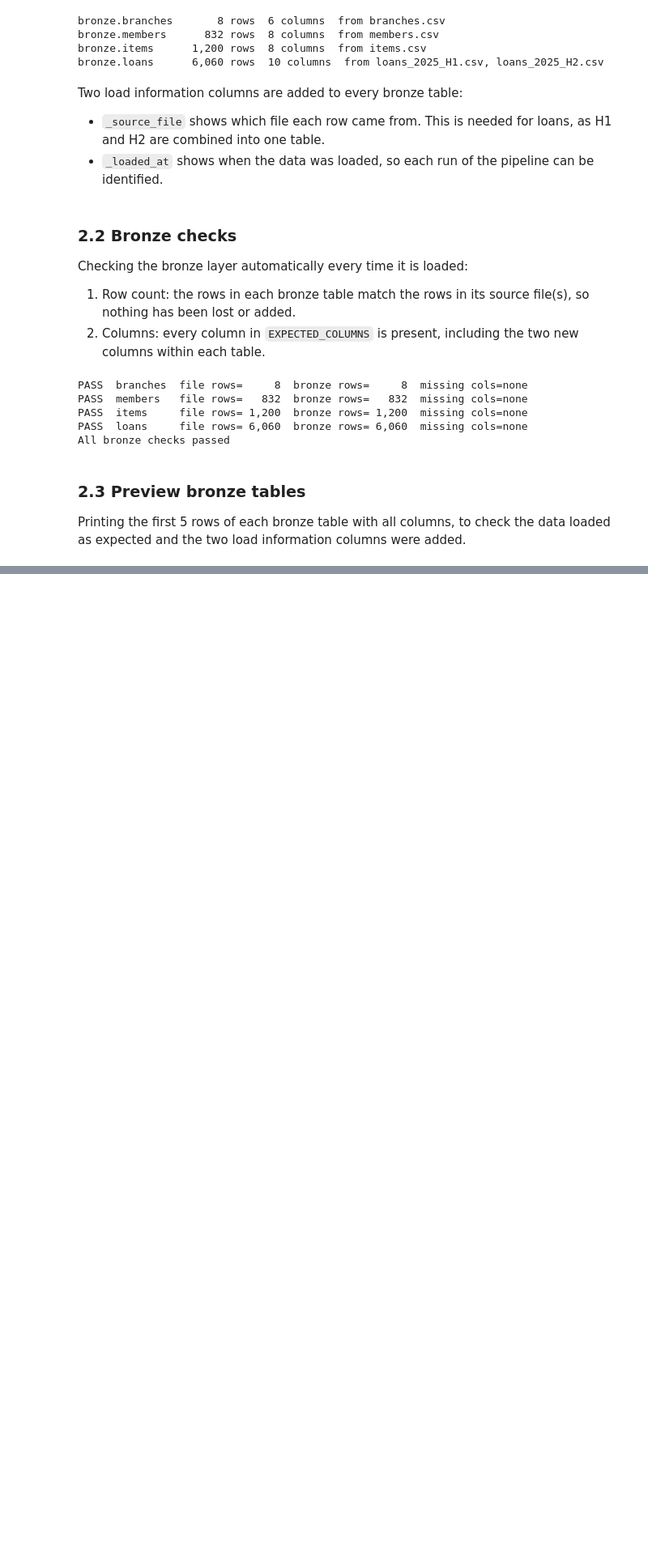
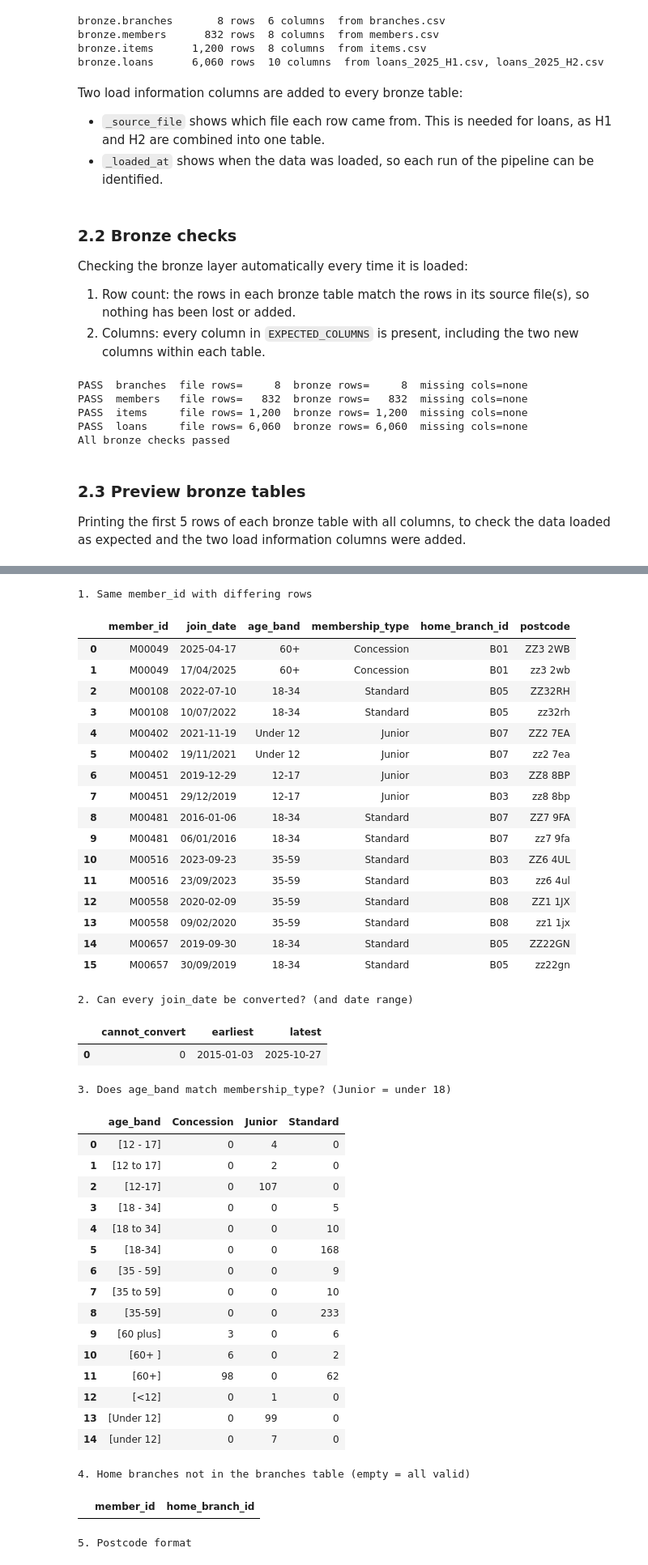
Before and after one commit to HuriyaAhmerr/5782076-AnalyticsEngineering, a Jupyter notebook: 5782076_library_pipeline.ipynb, the cells around one changed output, grey strips where cells are left out. Shown at 81% size. Cells and saved outputs as stored; diff of their text form; code cells hidden in the pictures; blank space fills up the shorter version.

Commit message:
Data investigation of the members bronze table

```diff
--- a/5782076_library_pipeline.ipynb
+++ b/5782076_library_pipeline.ipynb
@@ -806,0 +979,80 @@ display(con.sql("SELECT * FROM bronze.loans WHERE _source_file LIKE '%H2%' LIMIT
+# %%
+# ---- Extra members checks (based on what the reusable functions found) ----
+
+print("1. Same member_id with differing rows")
+display(con.sql("""
+    SELECT member_id, join_date, age_band, membership_type, home_branch_id, postcode
+    FROM bronze.members
+    WHERE member_id IN (SELECT member_id FROM bronze.members GROUP BY member_id
+                        HAVING COUNT(*) > 1
+                           AND COUNT(DISTINCT (join_date, age_band, membership_type,
+                                               home_branch_id, postcode)) > 1)
+    ORDER BY member_id""").df())
+
+print("2. Can every join_date be converted? (and date range)")
+display(con.sql("""
+    WITH d AS (SELECT COALESCE(TRY_STRPTIME(TRIM(join_date), '%Y-%m-%d'),
+                               TRY_STRPTIME(TRIM(join_date), '%d/%m/%Y'),
+                               TRY_STRPTIME(TRIM(join_date), '%d %b %Y'))::DATE AS jd
+               FROM bronze.members)
+    SELECT COUNT(*) FILTER (WHERE jd IS NULL) AS cannot_convert,
+           MIN(jd) AS earliest, MAX(jd) AS latest
+    FROM d""").df())
+
+print("3. Does age_band match membership_type? (Junior = under 18)")
+display(con.sql("""PIVOT (SELECT '[' || age_band || ']' AS age_band, membership_type FROM bronze.members)
+                   ON membership_type USING COUNT(*) ORDER BY age_band""").df())
+
+print("4. Home branches not in the branches table (empty = all valid)")
+display(con.sql("""SELECT member_id, home_branch_id FROM bronze.members
+                   WHERE home_branch_id NOT IN (SELECT branch_id FROM bronze.branches)""").df())
+
+print("5. Postcode format")
+display(con.sql("""
+    SELECT COUNT(*) FILTER (WHERE postcode IS NULL OR TRIM(postcode) = '')                       AS blank,
+           COUNT(*) FILTER (WHERE postcode <> UPPER(postcode))                                    AS lowercase,
+           COUNT(*) FILTER (WHERE regexp_matches(postcode, '^[A-Za-z]{2}[0-9]{2}[A-Za-z]{2}$'))   AS missing_space,
+           COUNT(*) FILTER (WHERE regexp_matches(postcode, '^[A-Z]{2}[0-9] [0-9][A-Z]{2}$'))      AS correct_format
+    FROM bronze.members""").df())
+# %% [output]
+1. Same member_id with differing rows
+|  | member_id | join_date | age_band | membership_type | home_branch_id | postcode |
+| 0 | M00049 | 2025-04-17 | 60+ | Concession | B01 | ZZ3 2WB |
+| 1 | M00049 | 17/04/2025 | 60+ | Concession | B01 | zz3 2wb |
+| 2 | M00108 | 2022-07-10 | 18-34 | Standard | B05 | ZZ32RH |
+| 3 | M00108 | 10/07/2022 | 18-34 | Standard | B05 | zz32rh |
+| 4 | M00402 | 2021-11-19 | Under 12 | Junior | B07 | ZZ2 7EA |
+| 5 | M00402 | 19/11/2021 | Under 12 | Junior | B07 | zz2 7ea |
+| 6 | M00451 | 2019-12-29 | 12-17 | Junior | B03 | ZZ8 8BP |
+| 7 | M00451 | 29/12/2019 | 12-17 | Junior | B03 | zz8 8bp |
+| 8 | M00481 | 2016-01-06 | 18-34 | Standard | B07 | ZZ7 9FA |
+| 9 | M00481 | 06/01/2016 | 18-34 | Standard | B07 | zz7 9fa |
+| 10 | M00516 | 2023-09-23 | 35-59 | Standard | B03 | ZZ6 4UL |
+| 11 | M00516 | 23/09/2023 | 35-59 | Standard | B03 | zz6 4ul |
+| 12 | M00558 | 2020-02-09 | 35-59 | Standard | B08 | ZZ1 1JX |
+| 13 | M00558 | 09/02/2020 | 35-59 | Standard | B08 | zz1 1jx |
+| 14 | M00657 | 2019-09-30 | 18-34 | Standard | B05 | ZZ22GN |
+| 15 | M00657 | 30/09/2019 | 18-34 | Standard | B05 | zz22gn |
+2. Can every join_date be converted? (and date range)
+|  | cannot_convert | earliest | latest |
+| 0 | 0 | 2015-01-03 | 2025-10-27 |
+3. Does age_band match membership_type? (Junior = under 18)
+|  | age_band | Concession | Junior | Standard |
+| 0 | [12 - 17] | 0 | 4 | 0 |
+| 1 | [12 to 17] | 0 | 2 | 0 |
+| 2 | [12-17] | 0 | 107 | 0 |
+| 3 | [18 - 34] | 0 | 0 | 5 |
+| 4 | [18 to 34] | 0 | 0 | 10 |
+| 5 | [18-34] | 0 | 0 | 168 |
+| 6 | [35 - 59] | 0 | 0 | 9 |
+| 7 | [35 to 59] | 0 | 0 | 10 |
+| 8 | [35-59] | 0 | 0 | 233 |
+| 9 | [60 plus] | 3 | 0 | 6 |
+| 10 | [60+ ] | 6 | 0 | 2 |
+| 11 | [60+] | 98 | 0 | 62 |
+| 12 | [<12] | 0 | 1 | 0 |
+| 13 | [Under 12] | 0 | 99 | 0 |
+| 14 | [under 12] | 0 | 7 | 0 |
+4. Home branches not in the branches table (empty = all valid)
+|  | member_id | home_branch_id |
+5. Postcode format
```
Also changed, not shown: parts of 12 cells of this notebook.
